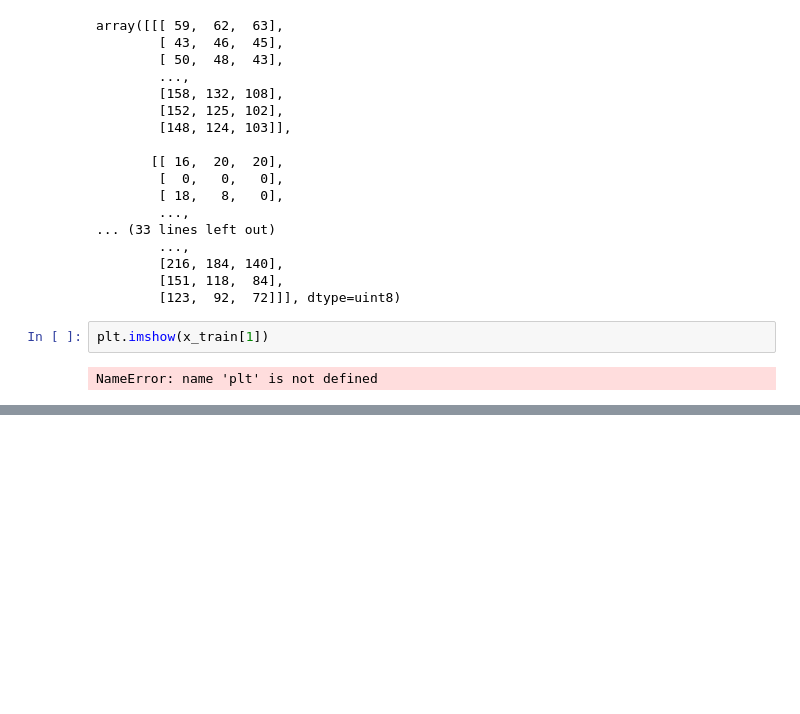
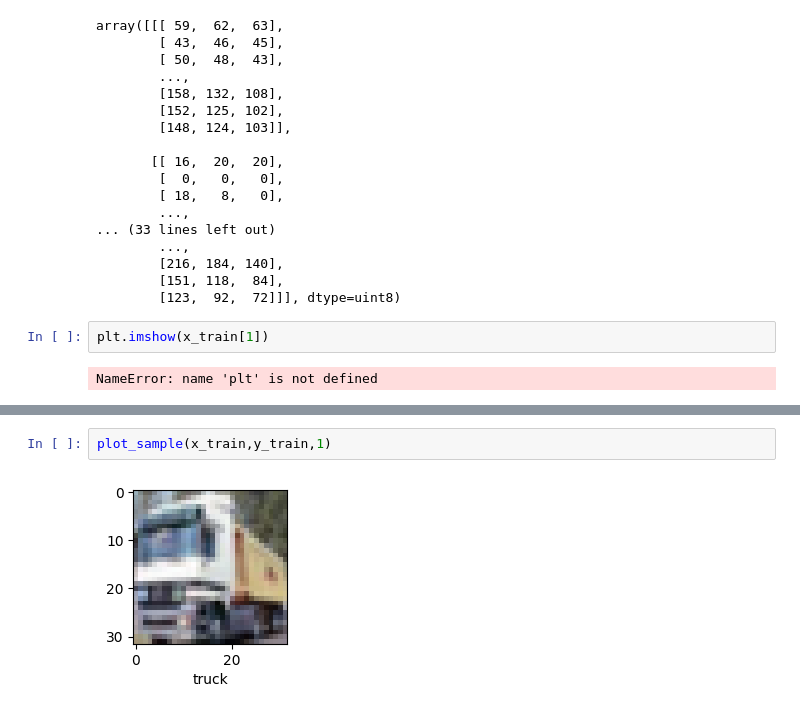
Before and after one commit to gerardrecinto/deep_learning_jupyter, a Jupyter notebook: CNN_CIFAR10.ipynb, the cells around one changed output, grey strips where cells are left out. Saved outputs shown, nothing was run; the diff lists cells and outputs as text; blank space fills up the shorter version.

```diff
--- a/CNN_CIFAR10.ipynb
+++ b/CNN_CIFAR10.ipynb
@@ -98,0 +112,4 @@ Matplotlib is building the font cache; this may take a moment.
+# %%
+plot_sample(x_train,y_train,1)
+# %% [output]
+[figure, added]
```
Also changed, not shown: parts of 4 cells of this notebook.
